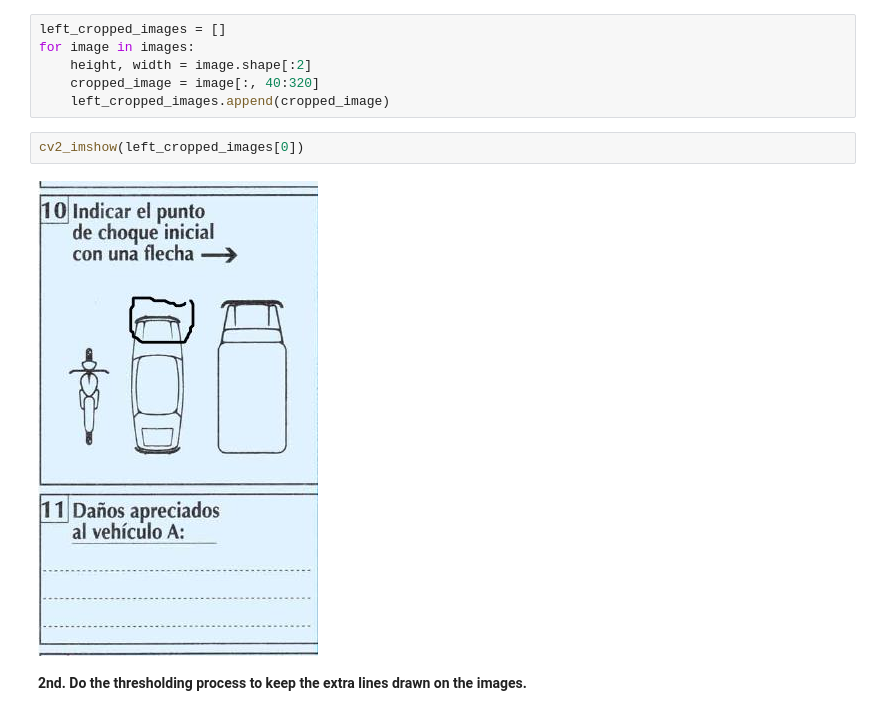
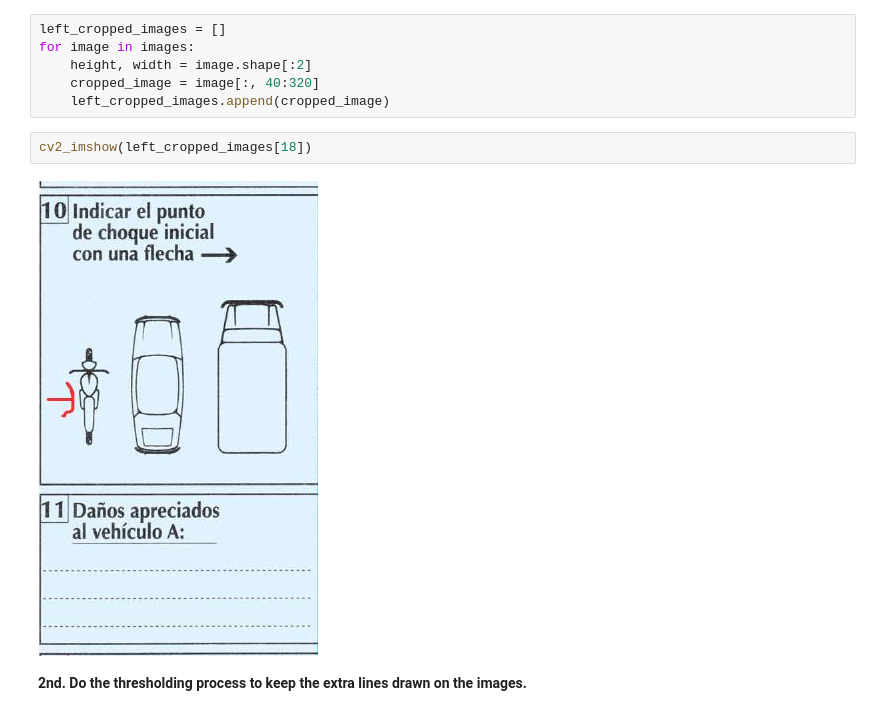
Before and after one commit to etoro2306/capstone_project, a Jupyter notebook: capstone_project_notebook.ipynb, the cells around one changed output. Drawn from its saved outputs; the diff is of its cells as text.

```diff
--- a/capstone_project_notebook.ipynb
+++ b/capstone_project_notebook.ipynb
@@ -108,9 +108,9 @@ for image in images:
     cropped_image = image[:, 40:320]
     left_cropped_images.append(cropped_image)
 # %%
-cv2_imshow(left_cropped_images[0])
+cv2_imshow(left_cropped_images[18])
 # %% [output]
-[figure, old version]
+[figure, new version]
 # %% [markdown]
 **2nd. Do the thresholding process to keep the extra lines drawn on the images.**
 # %%
```
Also changed, not shown: parts of 6 cells of this notebook.
